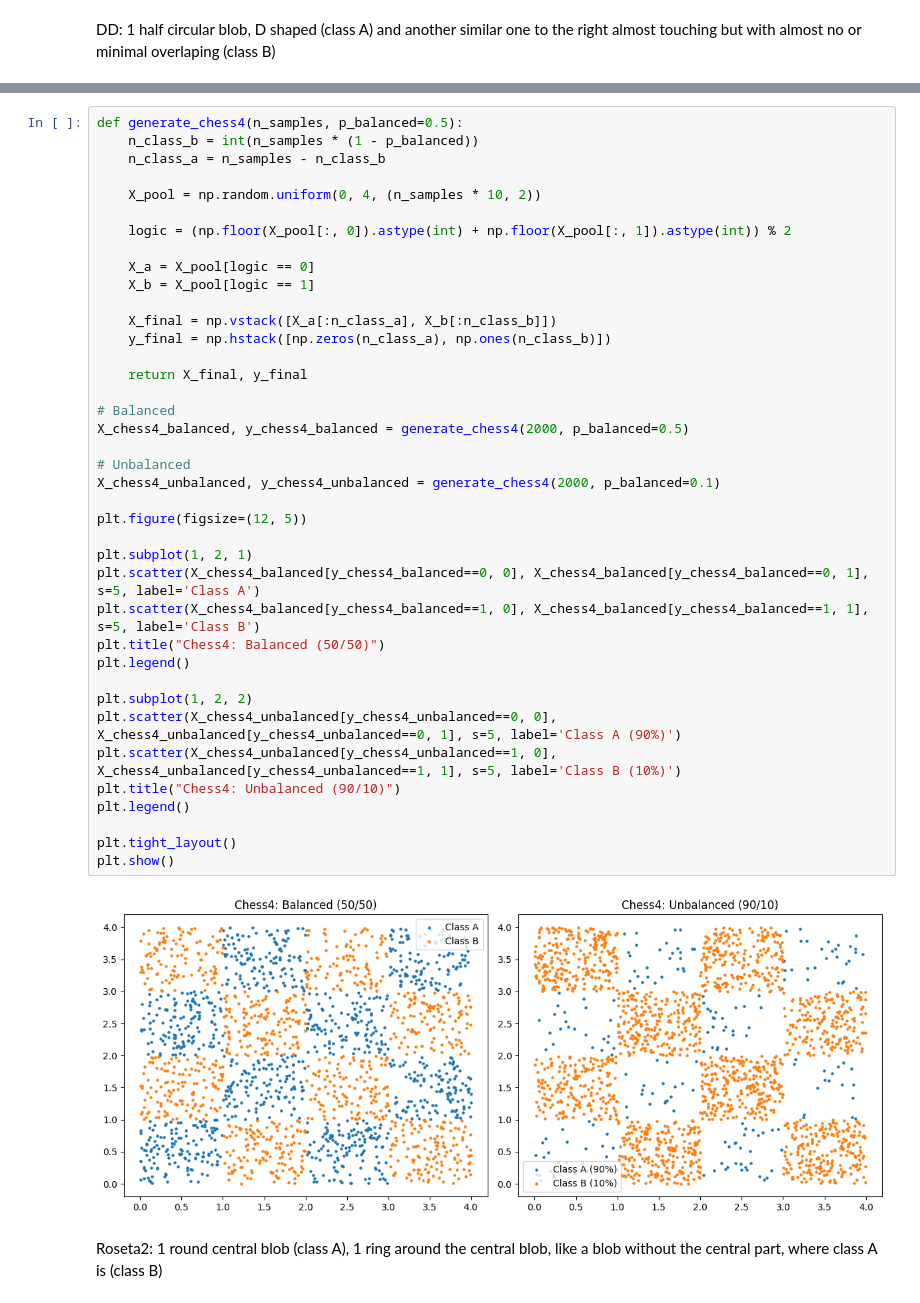
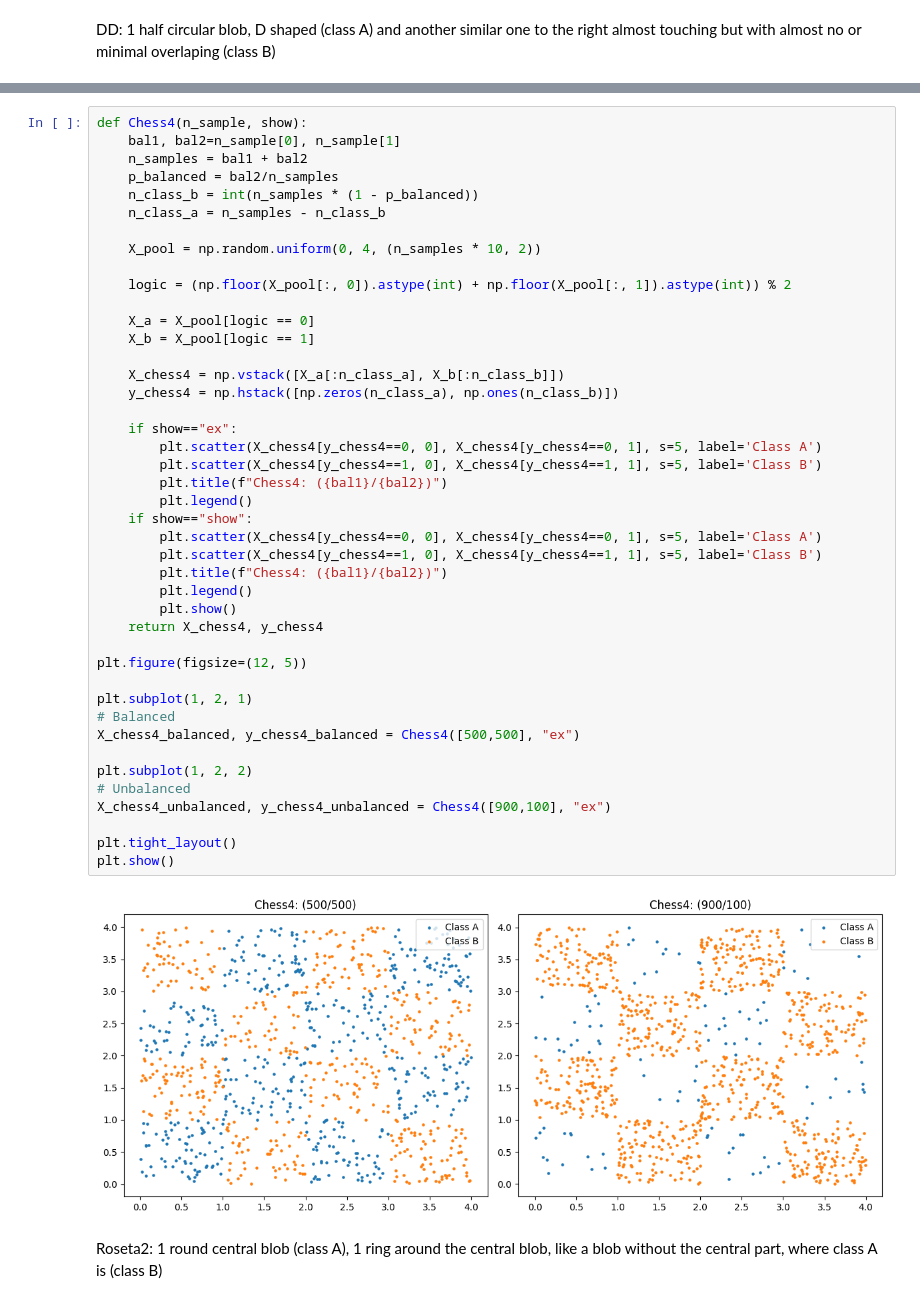
Before and after one commit to Mathis1311/Machine-Learning-project, a Jupyter notebook: project.ipynb, the cells around one changed output, grey strips where cells are left out. Cells and saved outputs as stored; diff of their text form.

```diff
--- a/project.ipynb
+++ b/project.ipynb
@@ -191,44 +199,48 @@ plt.show()
 # %%
-def generate_chess4(n_samples, p_balanced=0.5):
+def Chess4(n_sample, show):
+    bal1, bal2=n_sample[0], n_sample[1]
+    n_samples = bal1 + bal2
+    p_balanced = bal2/n_samples
     n_class_b = int(n_samples * (1 - p_balanced))
     n_class_a = n_samples - n_class_b
 
     X_pool = np.random.uniform(0, 4, (n_samples * 10, 2))
 
     logic = (np.floor(X_pool[:, 0]).astype(int) + np.floor(X_pool[:, 1]).astype(int)) % 2
 
     X_a = X_pool[logic == 0]
     X_b = X_pool[logic == 1]
 
-    X_final = np.vstack([X_a[:n_class_a], X_b[:n_class_b]])
-    y_final = np.hstack([np.zeros(n_class_a), np.ones(n_class_b)])
+    X_chess4 = np.vstack([X_a[:n_class_a], X_b[:n_class_b]])
+    y_chess4 = np.hstack([np.zeros(n_class_a), np.ones(n_class_b)])
 
-    return X_final, y_final
-
-# Balanced
-X_chess4_balanced, y_chess4_balanced = generate_chess4(2000, p_balanced=0.5)
-
-# Unbalanced
-X_chess4_unbalanced, y_chess4_unbalanced = generate_chess4(2000, p_balanced=0.1)
+    if show=="ex":
+        plt.scatter(X_chess4[y_chess4==0, 0], X_chess4[y_chess4==0, 1], s=5, label='Class A')
+        plt.scatter(X_chess4[y_chess4==1, 0], X_chess4[y_chess4==1, 1], s=5, label='Class B')
+        plt.title(f"Chess4: ({bal1}/{bal2})")
+        plt.legend()
+    if show=="show":
+        plt.scatter(X_chess4[y_chess4==0, 0], X_chess4[y_chess4==0, 1], s=5, label='Class A')
+        plt.scatter(X_chess4[y_chess4==1, 0], X_chess4[y_chess4==1, 1], s=5, label='Class B')
+        plt.title(f"Chess4: ({bal1}/{bal2})")
+        plt.legend()
+        plt.show()
+    return X_chess4, y_chess4
 
 plt.figure(figsize=(12, 5))
 
 plt.subplot(1, 2, 1)
-plt.scatter(X_chess4_balanced[y_chess4_balanced==0, 0], X_chess4_balanced[y_chess4_balanced==0, 1], s=5, label='Class A')
-plt.scatter(X_chess4_balanced[y_chess4_balanced==1, 0], X_chess4_balanced[y_chess4_balanced==1, 1], s=5, label='Class B')
-plt.title("Chess4: Balanced (50/50)")
-plt.legend()
+# Balanced
+X_chess4_balanced, y_chess4_balanced = Chess4([500,500], "ex")
 
 plt.subplot(1, 2, 2)
-plt.scatter(X_chess4_unbalanced[y_chess4_unbalanced==0, 0], X_chess4_unbalanced[y_chess4_unbalanced==0, 1], s=5, label='Class A (90%)')
-plt.scatter(X_chess4_unbalanced[y_chess4_unbalanced==1, 0], X_chess4_unbalanced[y_chess4_unbalanced==1, 1], s=5, label='Class B (10%)')
-plt.title("Chess4: Unbalanced (90/10)")
-plt.legend()
+# Unbalanced
+X_chess4_unbalanced, y_chess4_unbalanced = Chess4([900,100], "ex")
 
 plt.tight_layout()
 plt.show()
 # %% [output]
-[figure, old version]
+[figure, new version]
 # %% [markdown]
 Roseta2: 1 round central blob (class A), 1 ring around the central blob, like a blob without the central
 part, where class A is (class B)
```
Also changed, not shown: parts of 10 cells of this notebook.
